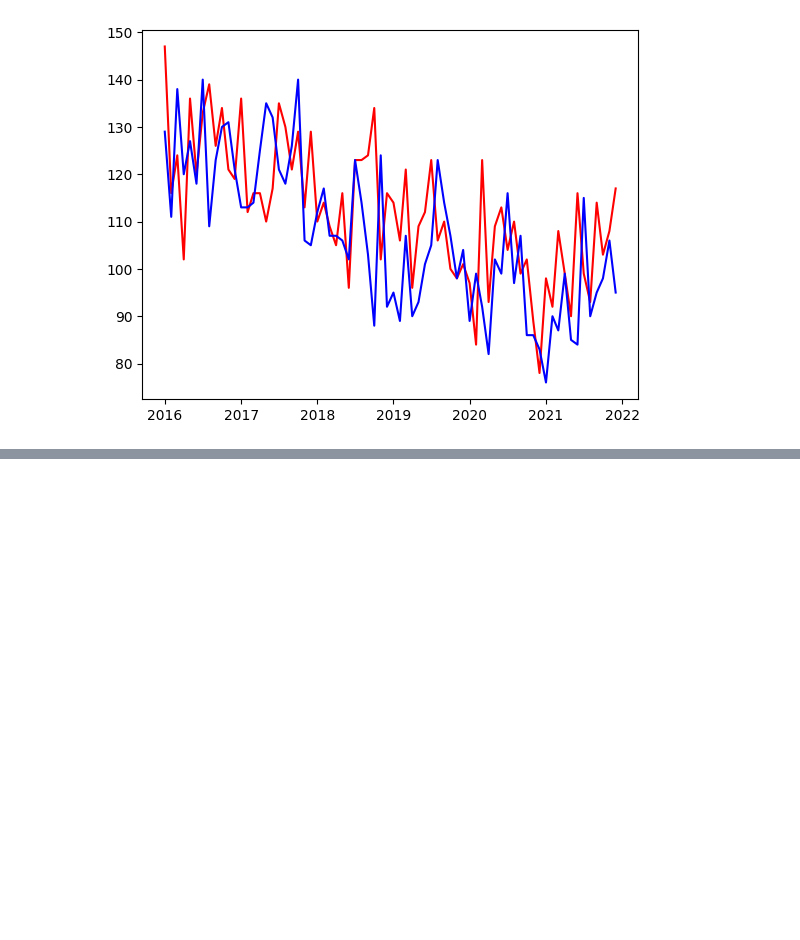
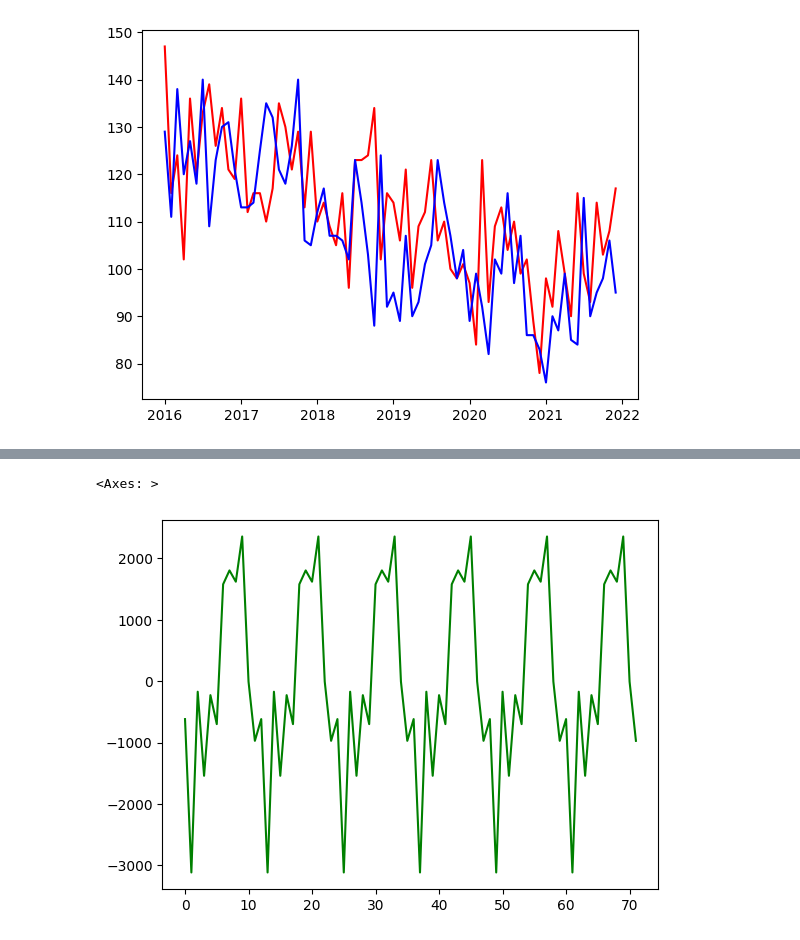
Before and after one commit to MarioGRBlanco/MCP, a Jupyter notebook: 3_series.ipynb, the cells around one changed output, grey strips where cells are left out. Cells and saved outputs as stored; diff of their text form; code cells hidden in the pictures; blank space fills up the shorter version.

```diff
--- a/3_series.ipynb
+++ b/3_series.ipynb
@@ -74,0 +97,6 @@ X_sum.plot()                                #Representacion de X_sum
+# %%
+seasonality = result.seasonal
+seasonality.plot(color='green')
+# %% [output]
+<Axes: >
+[figure, added]
```
Also changed, not shown: parts of 8 cells of this notebook.
